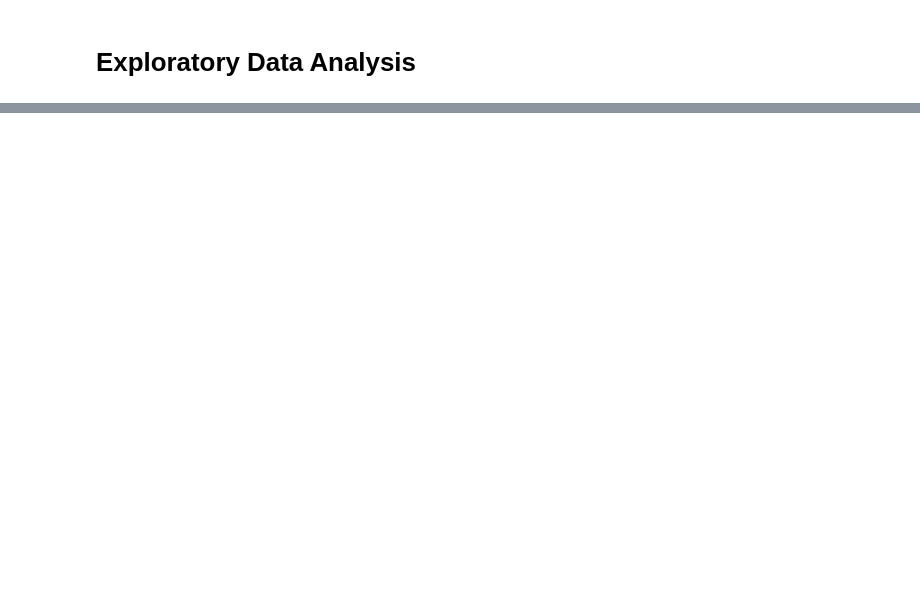
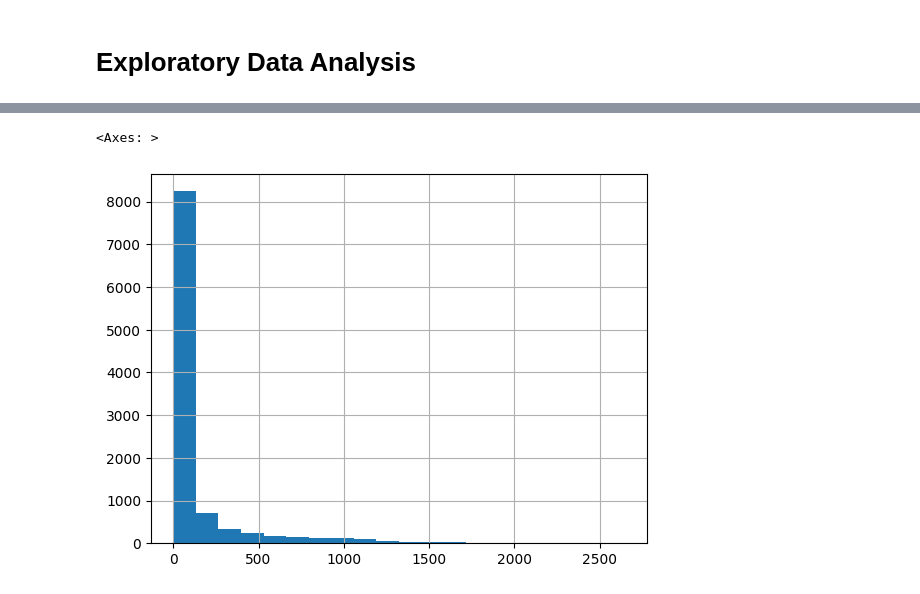
Before and after one commit to dcsajdak/MusicGenreTrends, a Jupyter notebook: MusicTrendForecasting.ipynb, the cells around one changed output, grey strips where cells are left out. Saved outputs shown, nothing was run; the diff lists cells and outputs as text; code cells hidden in the pictures; blank space fills up the shorter version.

```diff
--- a/MusicTrendForecasting.ipynb
+++ b/MusicTrendForecasting.ipynb
@@ -69,0 +98,6 @@ None
+# %%
+# explore target variable distribution
+genre_df['song_count_2yr'].hist(bins=20)
+# %% [output]
+<Axes: >
+[figure, added]
```
Also changed, not shown: parts of 6 cells of this notebook.
